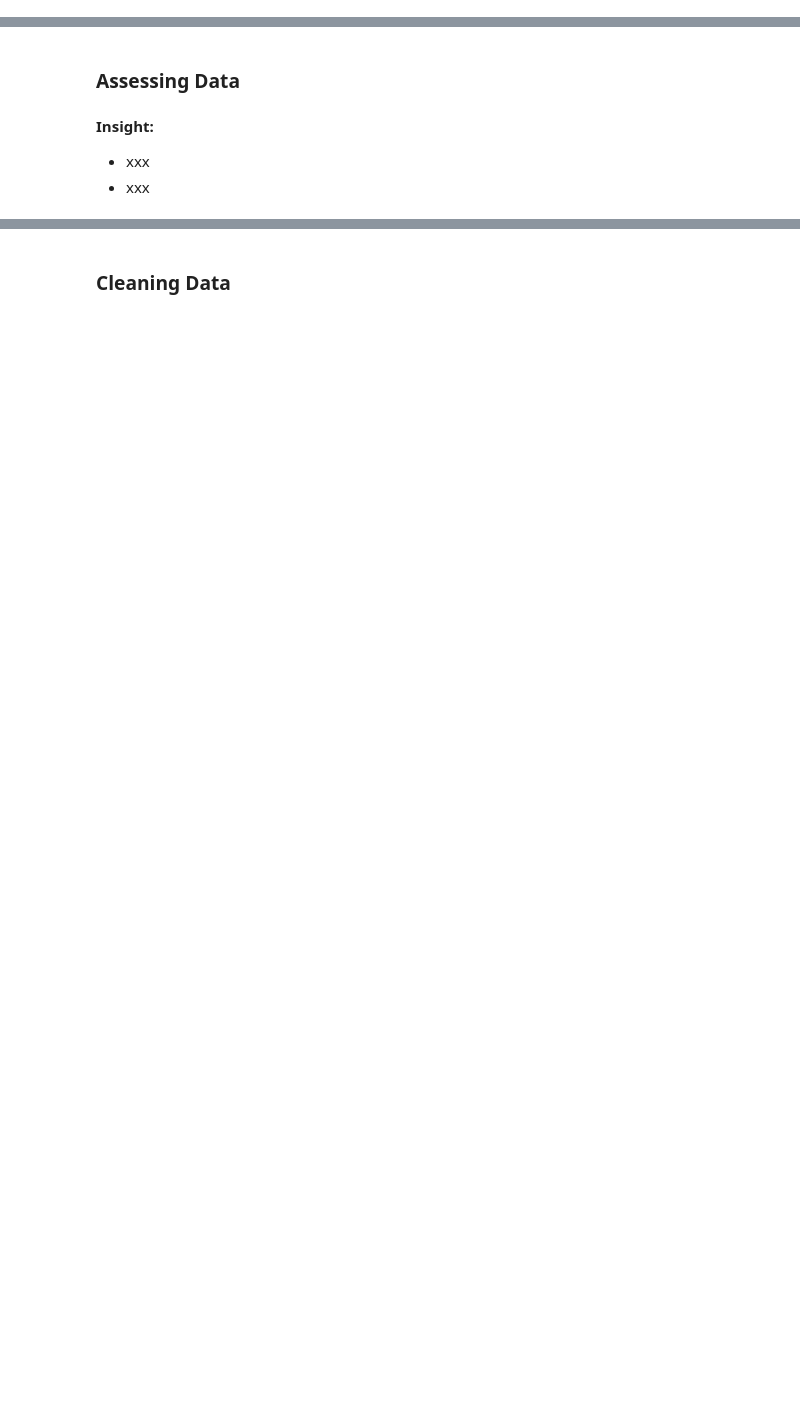
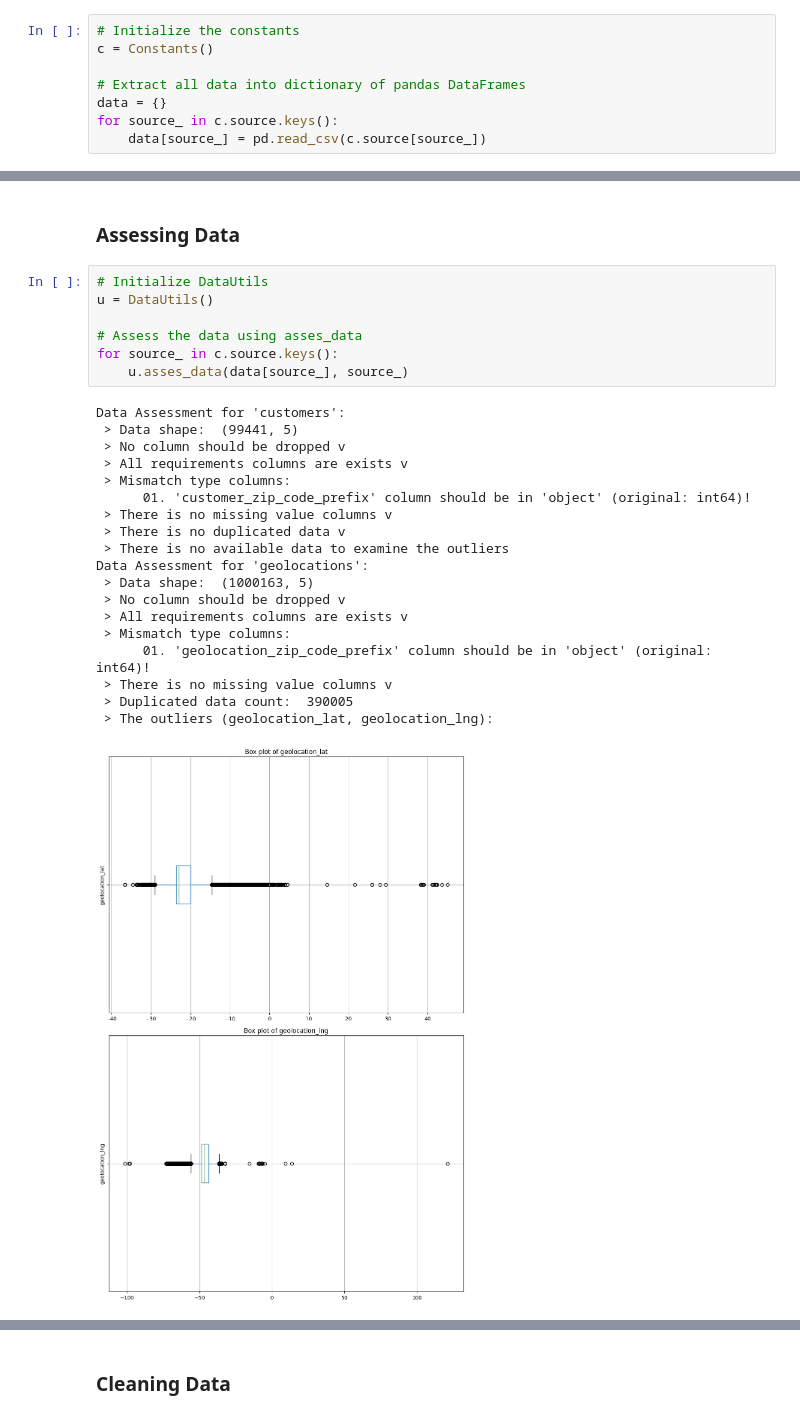
Before and after one commit to nairkivm/e-commerce-public-data-project, a Jupyter notebook: Proyek_Analisis_Data.ipynb, the cells around one changed output, grey strips where cells are left out. Saved outputs shown, nothing was run; the diff lists cells and outputs as text; blank space fills up the shorter version.

```diff
--- a/Proyek_Analisis_Data.ipynb
+++ b/Proyek_Analisis_Data.ipynb
@@ -25,0 +26,8 @@ import seaborn as sns
+# %%
+# Initialize the constants
+c = Constants()
+
+# Extract all data into dictionary of pandas DataFrames
+data = {}
+for source_ in c.source.keys():
+    data[source_] = pd.read_csv(c.source[source_])
@@ -26,6 +40,29 @@ import seaborn as sns
 # %% [markdown]
 ### Assessing Data
-# %% [markdown]
-**Insight:**
-- xxx
-- xxx
+# %%
+# Initialize DataUtils
+u = DataUtils()
+
+# Assess the data using asses_data
+for source_ in c.source.keys():
+    u.asses_data(data[source_], source_)
+# %% [output]
+Data Assessment for 'customers':
+ > Data shape:  (99441, 5)
+ > No column should be dropped v
+ > All requirements columns are exists v
+ > Mismatch type columns:
+      01. 'customer_zip_code_prefix' column should be in 'object' (original: int64)!
+ > There is no missing value columns v
+ > There is no duplicated data v
+ > There is no available data to examine the outliers
+Data Assessment for 'geolocations':
+ > Data shape:  (1000163, 5)
+ > No column should be dropped v
+ > All requirements columns are exists v
+ > Mismatch type columns:
+      01. 'geolocation_zip_code_prefix' column should be in 'object' (original: int64)!
+ > There is no missing value columns v
+ > Duplicated data count:  390005
+ > The outliers (geolocation_lat, geolocation_lng):
+[figure, added]
```
Also changed, not shown: parts of 10 cells of this notebook.
